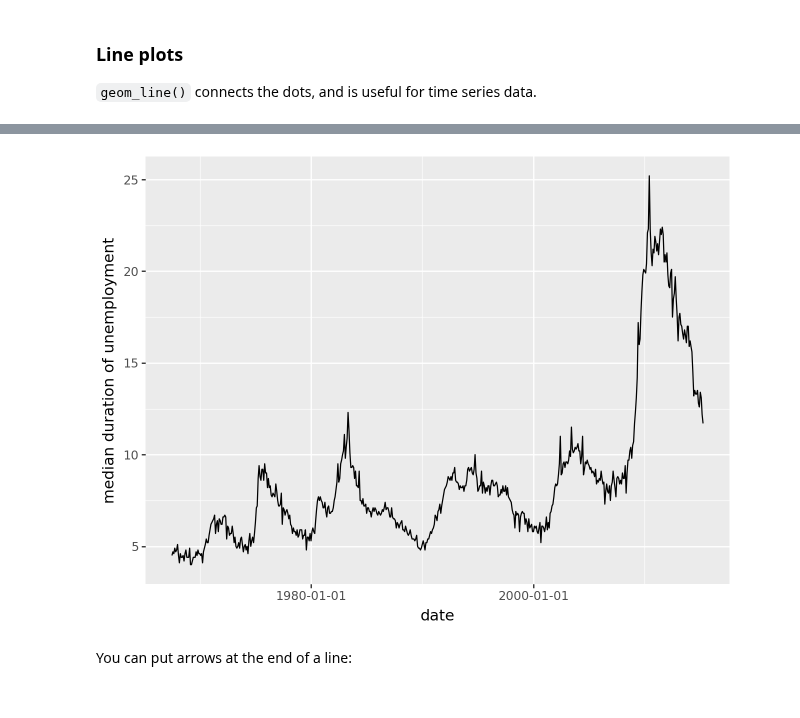
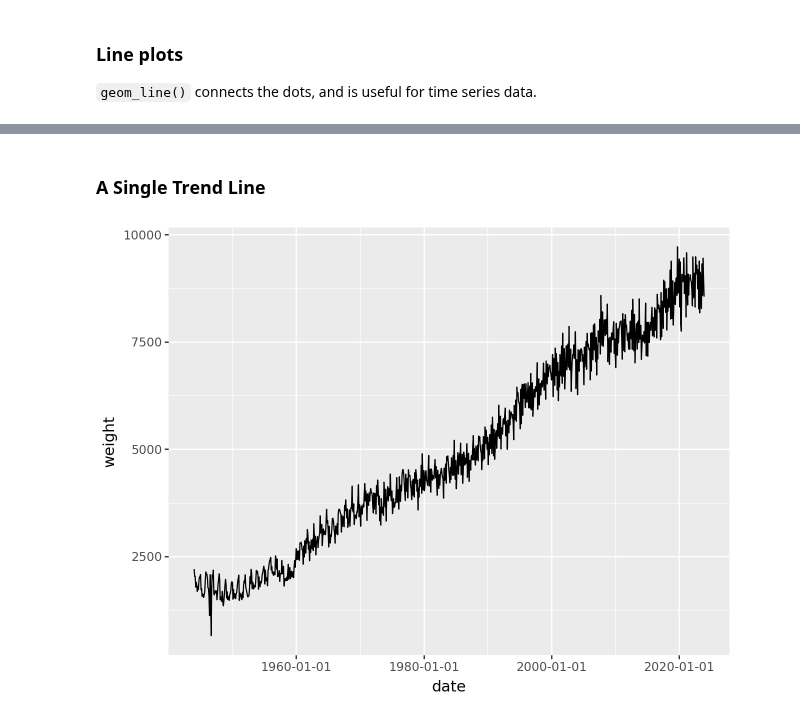
Before and after one commit to has2k1/plotnine-examples, a Jupyter notebook: plotnine_examples/examples/geom_line.ipynb, the cells around one changed output, grey strips where cells are left out. Drawn from its saved outputs; the diff is of its cells as text; code cells hidden in the pictures.

```diff
--- a/plotnine_examples/examples/geom_line.ipynb
+++ b/plotnine_examples/examples/geom_line.ipynb
@@ -19,0 +28,9 @@ economics.head()
+# %%
+meat_long = meat.melt(
+    id_vars="date",
+    value_vars=["beef", "veal", "pork", "lamb_and_mutton", "broilers", "turkey"],
+    var_name="animal",
+    value_name="weight"
+).dropna()
+
+meat_long.head()
@@ -19,0 +57,3 @@ economics.head()
+# %%
+meat_long_monthly_agg = meat_long.groupby("date").agg({"weight": "sum"}).reset_index()
+meat_long_monthly_agg
@@ -20,11 +74,9 @@ economics.head()
+# %% [markdown]
+### A Single Trend Line
 # %%
-# Gallery, lines
 (
-    ggplot(economics, aes(x="date", y="uempmed"))
-    + geom_line()  # line plot
-    + labs(x="date", y="median duration of unemployment")
+    ggplot(meat_long_monthly_agg, aes(x="date", y="weight"))
+    + geom_line()
 )
 # %% [output]
-[figure, old version]
+[figure, new version]
-# %% [markdown]
-You can put arrows at the end of a line:
```
Also changed, not shown: parts of 24 cells of this notebook, 39 other files.
